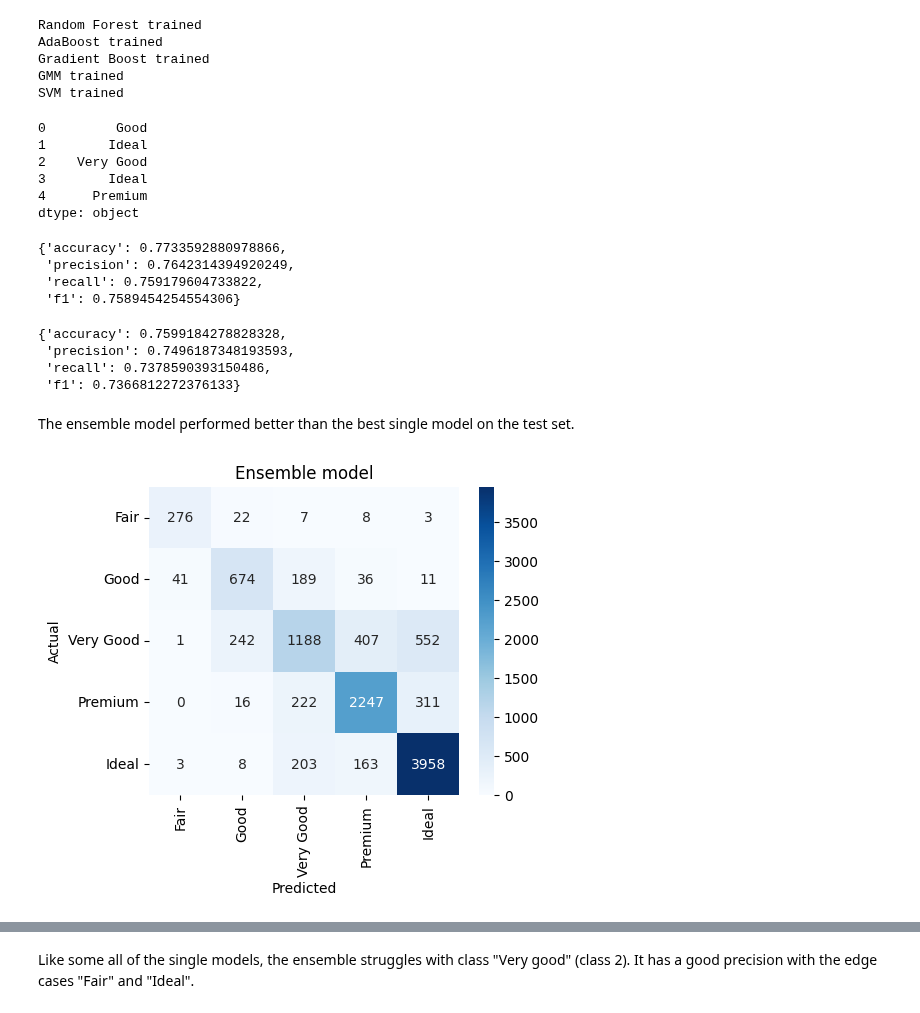
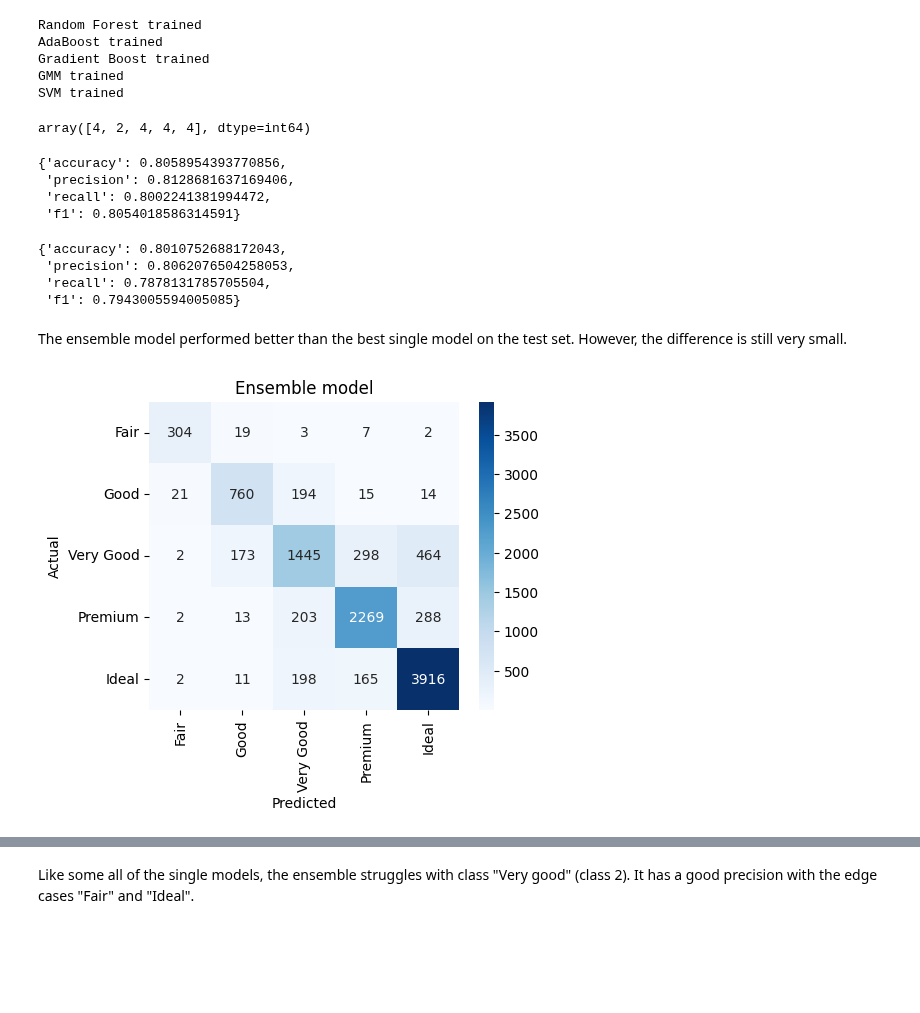
Before and after one commit to Pikurrot/ml-project-uab, a Jupyter notebook: analysis.ipynb, the cells around one changed output, grey strips where cells are left out. Drawn from its saved outputs; the diff is of its cells as text; code cells hidden in the pictures; blank space fills up the shorter version.

Commit message:
Recompute metrics

```diff
--- a/analysis.ipynb
+++ b/analysis.ipynb
@@ -336,10 +343,7 @@ model_soft.compute_metrics(X_val, y_val)
 Let's evaluate the ensemble model on the test set.
 # %%
 df = pd.read_csv("data/diamonds.csv")
-df_train, df_test = train_test_split(df, test_size=0.2, random_state=73)
-
-X_train_LS, y_train_LS = utils.preprocessing_LS_simple(df_train2)
-X_train_LOS, y_train_LOS = utils.preprocessing_LOS_simple(df_train2)
+X_train, X_test, y_train, y_test = utils.preprocessing_LS(df)
 
 rf = RandomForest(n_estimators=100, max_depth=19, bootstrap=True, class_weight="balanced")
 ab = AdaBoost(n_estimators=100, max_depth=15, learning_rate=1.0, algorithm="SAMME")
@@ -347,15 +351,15 @@ gb = GradBoost(criterion="squared_error", max_depth=7)
 gmm = GMM(n_components=10, max_iter=200, n_init=5, covariance_type="full", init_params="random")
 svm = SVM_model(C=15, class_weight = 'balanced', max_iter=30000)
 
-rf.fit(X_train_LS, y_train_LS)
+rf.fit(X_train, y_train)
 print("Random Forest trained")
-ab.fit(X_train_LS, y_train_LS)
+ab.fit(X_train, y_train)
 print("AdaBoost trained")
-gb.fit(X_train_LS, y_train_LS)
+gb.fit(X_train, y_train)
 print("Gradient Boost trained")
-gmm.fit(X_train_LOS, y_train_LOS)
+gmm.fit(X_train, y_train)
 print("GMM trained")
-svm.fit(X_train_LS, y_train_LS)
+svm.fit(X_train, y_train)
 print("SVM trained")
 # %% [output]
 Random Forest trained
@@ -364,48 +368,40 @@ Gradient Boost trained
 GMM trained
 SVM trained
 # %%
-X_test, y_test = df_test.drop(columns=["cut"]), df_test["cut"]
-
 model_soft = Ensemble([rf, ab, gb, gmm, svm],
 				 voting="soft",
-				 weights=[0.3, 0.4, 0.1, 0.1, 0.2])
+				 weights=[0.3, 0.1, 0.3, 0.1, 0.2])
 model_soft(X_test[:5])
 # %% [output]
-0         Good
-1        Ideal
-2    Very Good
-3        Ideal
-4      Premium
-dtype: object
+array([4, 2, 4, 4, 4], dtype=int64)
 # %%
 model_soft.compute_metrics(X_test, y_test)
 # %% [output]
-{'accuracy': 0.7733592880978866,
- 'precision': 0.7642314394920249,
- 'recall': 0.759179604733822,
- 'f1': 0.7589454254554306}
+{'accuracy': 0.8058954393770856,
+ 'precision': 0.8128681637169406,
+ 'recall': 0.8002241381994472,
+ 'f1': 0.8054018586314591}
-# %%
-X_test_prep, y_test_prep = utils.preprocessing_LS_simple(df_test)
-rf.compute_metrics(X_test_prep, y_test_prep)
-# %% [output]
-{'accuracy': 0.7599184278828328,
- 'precision': 0.7496187348193593,
- 'recall': 0.7378590393150486,
- 'f1': 0.7366812272376133}
+# %%
+gb.compute_metrics(X_test, y_test)
+# %% [output]
+{'accuracy': 0.8010752688172043,
+ 'precision': 0.8062076504258053,
+ 'recall': 0.7878131785705504,
+ 'f1': 0.7943005594005085}
 # %% [markdown]
-The ensemble model performed better than the best single model on the test set.
+The ensemble model performed better than the best single model on the test set. However, the difference is still very small.
 # %%
 import seaborn as sns
 import matplotlib.pyplot as plt
 
 class_names = ["Fair", "Good", "Very Good", "Premium", "Ideal"]
-conf_mat = model_soft.conf_matrix(X_test, y_test, labels=class_names)
+conf_mat = model_soft.conf_matrix(X_test, y_test, labels=list(range(5)))
 plt.figure(figsize=(5, 4))
 sns.heatmap(conf_mat, annot=True, fmt="d", cmap="Blues", xticklabels=class_names, yticklabels=class_names)
 plt.title("Ensemble model")
 plt.xlabel("Predicted")
 plt.ylabel("Actual")
 plt.show()
 # %% [output]
-[figure, old version]
+[figure, new version]
 # %%
```
Also changed, not shown: parts of 38 cells of this notebook, 6 other files.
